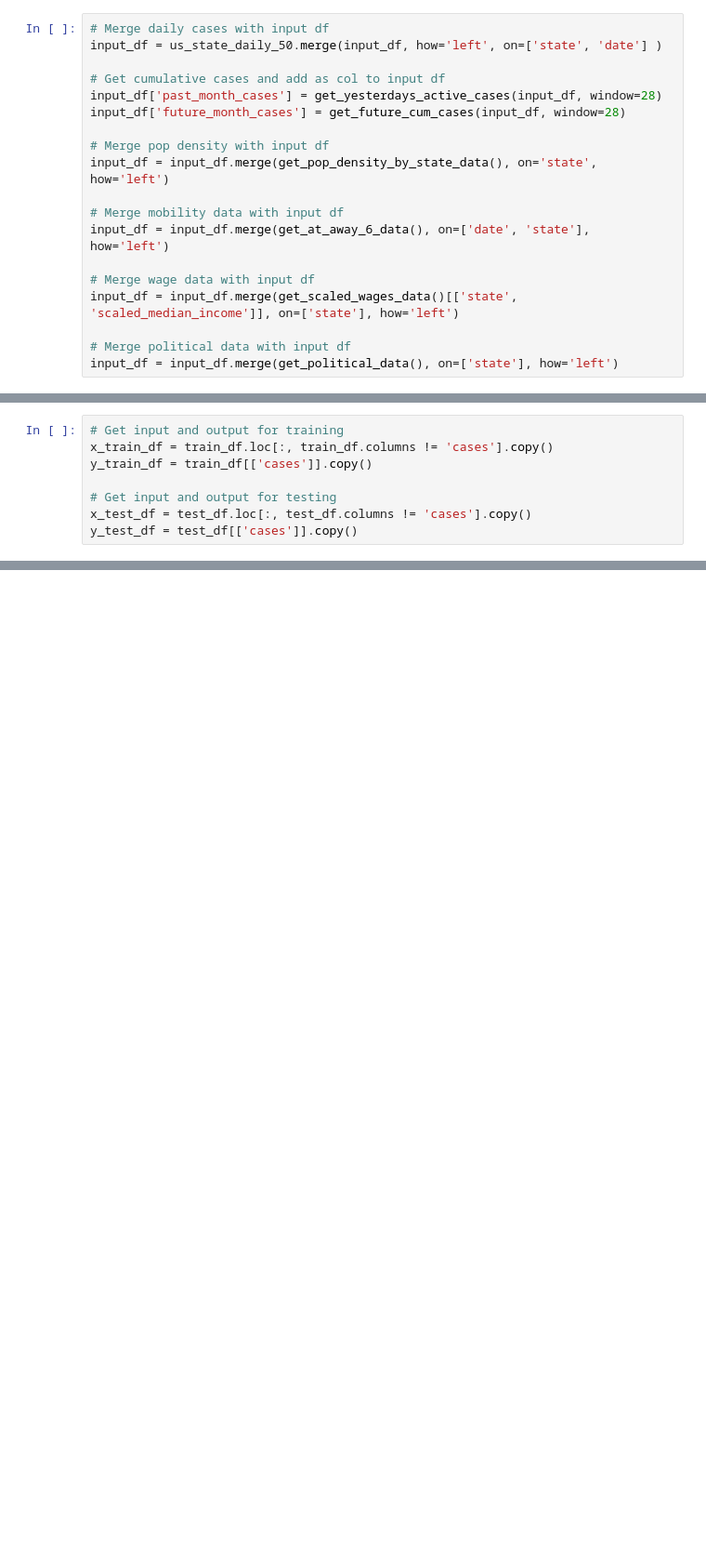
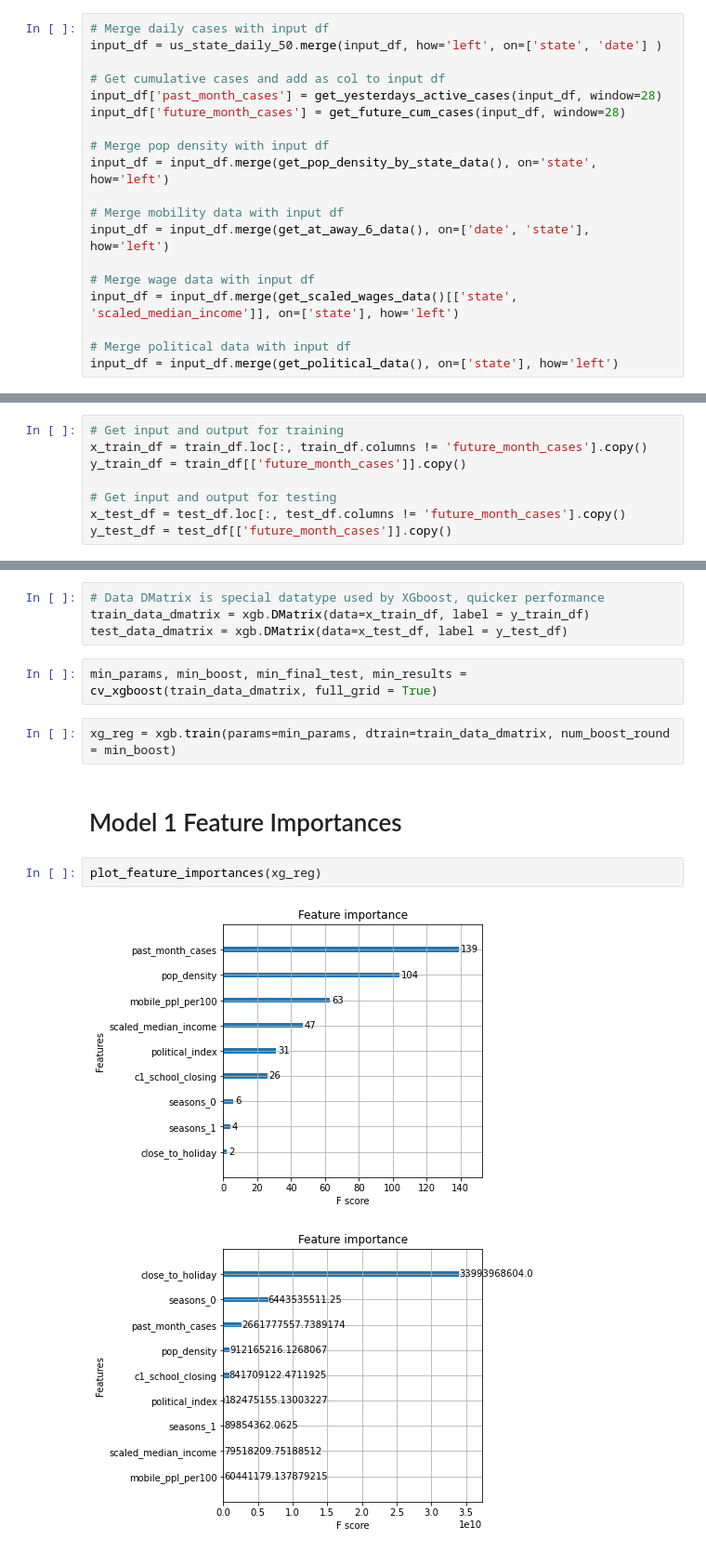
Before and after one commit to sashafomina/covid_policy_analysis, a Jupyter notebook: xgboost_closure.ipynb, the cells around one changed output, grey strips where cells are left out. Shown at 93% size. Saved outputs shown, nothing was run; the diff lists cells and outputs as text; blank space fills up the shorter version.

Commit message:
Some model 2 sim and initial model 3 experimentation

```diff
--- a/xgboost_closure.ipynb
+++ b/xgboost_closure.ipynb
@@ -662,8 +669,8 @@ test_df = test_df.drop(columns=['state', 'deaths', 'date'])
 # %%
 # Get input and output for training
-x_train_df = train_df.loc[:, train_df.columns != 'cases'].copy()
-y_train_df = train_df[['cases']].copy()
+x_train_df = train_df.loc[:, train_df.columns != 'future_month_cases'].copy()
+y_train_df = train_df[['future_month_cases']].copy()
 
 # Get input and output for testing
-x_test_df = test_df.loc[:, test_df.columns != 'cases'].copy()
-y_test_df = test_df[['cases']].copy()
+x_test_df = test_df.loc[:, test_df.columns != 'future_month_cases'].copy()
+y_test_df = test_df[['future_month_cases']].copy()
@@ -669,0 +679,15 @@ y_test_df = test_df[['cases']].copy()
+# %%
+# Data DMatrix is special datatype used by XGboost, quicker performance
+train_data_dmatrix = xgb.DMatrix(data=x_train_df, label = y_train_df)
+test_data_dmatrix = xgb.DMatrix(data=x_test_df, label = y_test_df)
+# %%
+min_params, min_boost, min_final_test, min_results = cv_xgboost(train_data_dmatrix, full_grid = True)
+# %%
+xg_reg = xgb.train(params=min_params, dtrain=train_data_dmatrix, num_boost_round = min_boost)
+# %% [markdown]
+# Model 1 Feature Importances
+# %%
+plot_feature_importances(xg_reg)
+# %% [output]
+[figure, added]
+[figure, added]
```
Also changed, not shown: parts of 29 cells of this notebook.
